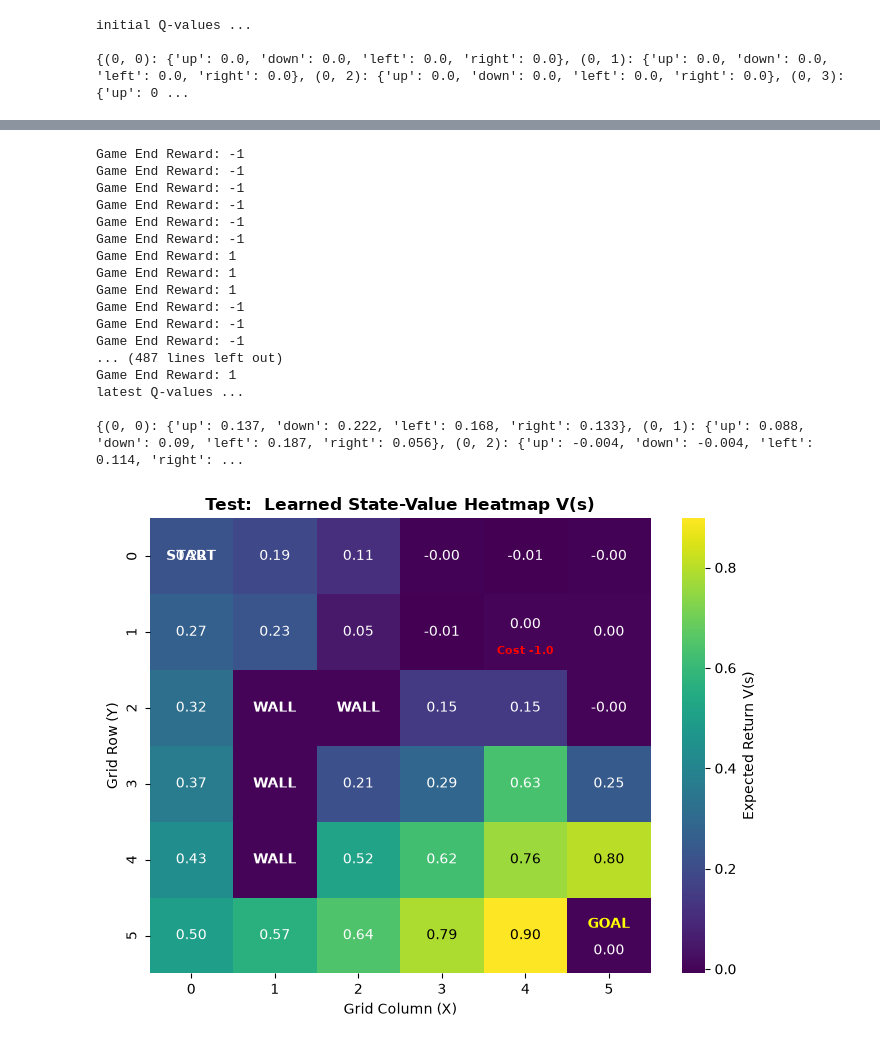
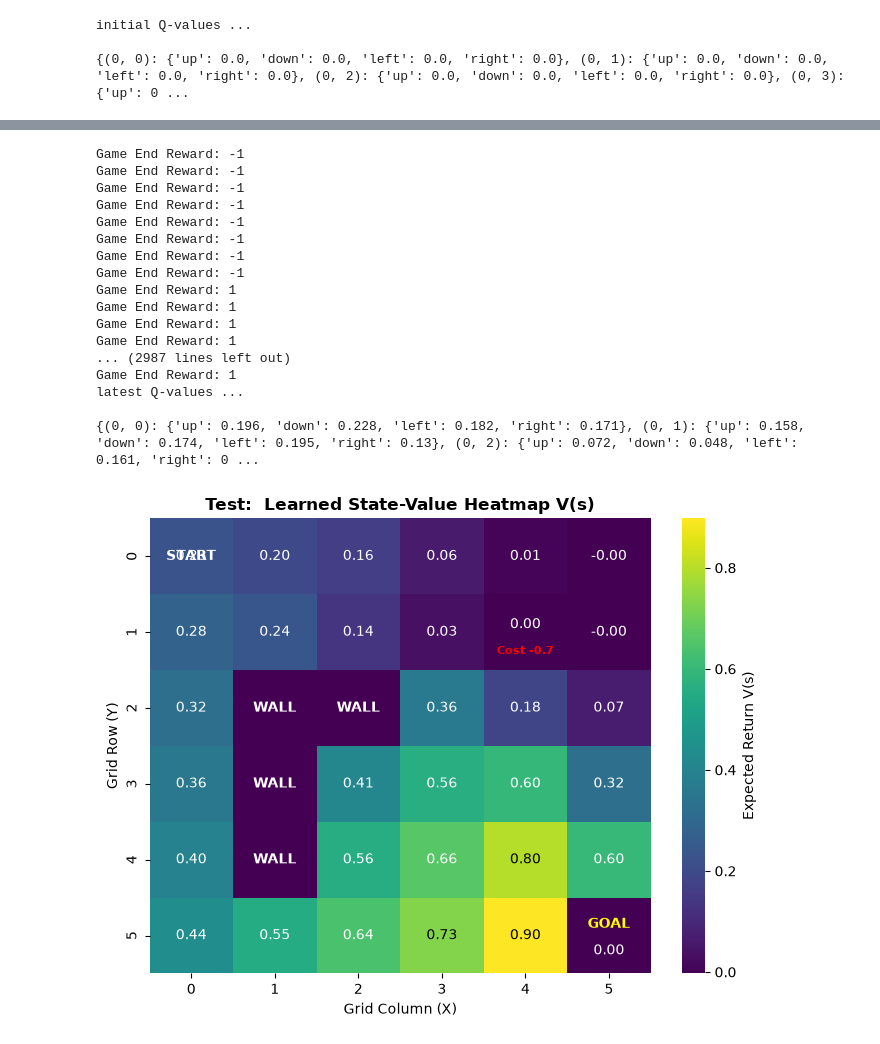
Before and after one commit to ronankenny17/FYP, a Jupyter notebook: grid-world/test_gridworld_qlearning.ipynb, the cells around one changed output, grey strips where cells are left out. Saved outputs shown, nothing was run; the diff lists cells and outputs as text; code cells hidden in the pictures.

Commit message:
adding step penalty for more balanced reward function

```diff
--- a/grid-world/test_gridworld_qlearning.ipynb
+++ b/grid-world/test_gridworld_qlearning.ipynb
@@ -8,6 +8,7 @@ LOSE_STATE = (1, 4)
 WALLS = [(2, 1), (2, 2),(3,1),(4,1)]  # Define walls as a list of tuples
 START = (0, 0)
 PENALTY = -0.7
+STEP_PENALTY = -0.02
 #DETERMINISTIC = False
 DETERMINISTIC = True
 # %%
@@ -31,7 +32,7 @@ class State:
         elif self.state == LOSE_STATE:
             return -1
         else:
-            return 0
+            return STEP_PENALTY
 
     def isEndFunc(self):
         if (self.state == WIN_STATE) or (self.state == LOSE_STATE):
@@ -340,43 +341,43 @@ if __name__ == "__main__":
         title="Untrained State-Value Heatmap V(s)",
     )
 
-    ag.play(500)
+    ag.play(3000)
     print("latest Q-values ... \n")
     print(ag.Q_values)
 
     # Plot learned state values
     plot_state_value_heatmap(
         ag.Q_values,
         grid_shape=(BOARD_ROWS, BOARD_COLS),
         start=START,
         walls=WALLS,  # Add your environment's wall coordinates
         penalties={LOSE_STATE: PENALTY},   # Add your environment's energy penalty tiles
         goal=WIN_STATE,  # Your goal tile coordinates
         title="Test:  Learned State-Value Heatmap V(s)",
     )
 
     ag.showValues()
 # %% [output]
 initial Q-values ...
 
 {(0, 0): {'up': 0.0, 'down': 0.0, 'left': 0.0, 'right': 0.0}, (0, 1): {'up': 0.0, 'down': 0.0, 'left': 0.0, 'right': 0.0}, (0, 2): {'up': 0.0, 'down': 0.0, 'left': 0.0, 'right': 0.0}, (0, 3): {'up': 0 ...
 [figure]
+Game End Reward: -1
+Game End Reward: -1
 Game End Reward: -1
 Game End Reward: -1
 Game End Reward: -1
 Game End Reward: -1
 Game End Reward: -1
 Game End Reward: -1
 Game End Reward: 1
 Game End Reward: 1
 Game End Reward: 1
-Game End Reward: -1
-Game End Reward: -1
-Game End Reward: -1
-... (487 lines left out)
+Game End Reward: 1
+... (2987 lines left out)
 Game End Reward: 1
 latest Q-values ...
 
-{(0, 0): {'up': 0.137, 'down': 0.222, 'left': 0.168, 'right': 0.133}, (0, 1): {'up': 0.088, 'down': 0.09, 'left': 0.187, 'right': 0.056}, (0, 2): {'up': -0.004, 'down': -0.004, 'left': 0.114, 'right': ...
+{(0, 0): {'up': 0.196, 'down': 0.228, 'left': 0.182, 'right': 0.171}, (0, 1): {'up': 0.158, 'down': 0.174, 'left': 0.195, 'right': 0.13}, (0, 2): {'up': 0.072, 'down': 0.048, 'left': 0.161, 'right': 0 ...
-[figure, old version]
+[figure, new version]
 ----------------------------------
```
Also changed, not shown: parts of 1 cell of this notebook.
